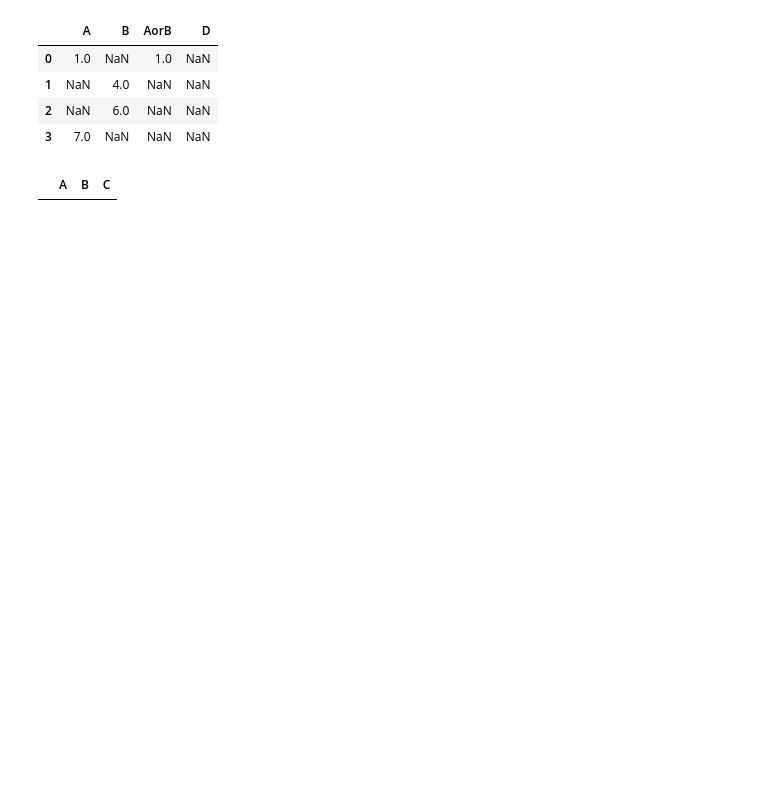
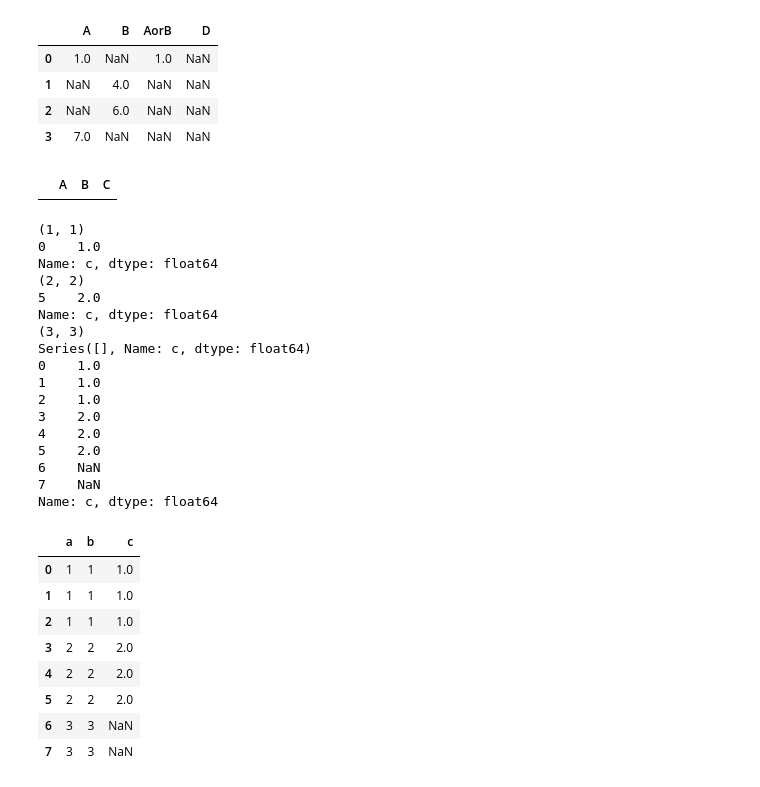
Before and after one commit to Bharathkumar-nb/Literature-Analytics, a Jupyter notebook: Untitled.ipynb, the cells around one changed output. Saved outputs shown, nothing was run; the diff lists cells and outputs as text; code cells hidden in the pictures; blank space fills up the shorter version.

```diff
--- a/Untitled.ipynb
+++ b/Untitled.ipynb
@@ -19,3 +19,43 @@ df2 = pd.DataFrame(columns=['A','B','C'])
 df2
 # %% [output]
 |  | A | B | C |
+# %%
+import pandas as pd
+import numpy as np
+
+df = pd.DataFrame([[1,1,1],[1,1,np.nan],[1,1,np.nan],[2,2,np.nan],[2,2,np.nan],[2,2,2],[3,3,np.nan],[3,3,np.nan]], columns=['a','b','c'])
+
+for k,v in df.groupby(['a','b'])['c']:
+    print(k)
+    print(v.dropna())
+
+print(df.groupby(['a','b'])['c'].transform(lambda x: x.dropna() if x.notnull().any() else np.nan))
+df['c'] = df.groupby(['a','b'])['c'].transform(lambda x: x.dropna() if x.notnull().any() else np.nan)
+df
+# %% [output]
+(1, 1)
+0    1.0
+Name: c, dtype: float64
+(2, 2)
+5    2.0
+Name: c, dtype: float64
+(3, 3)
+Series([], Name: c, dtype: float64)
+0    1.0
+1    1.0
+2    1.0
+3    2.0
+4    2.0
+5    2.0
+6    NaN
+7    NaN
+Name: c, dtype: float64
+|  | a | b | c |
+| 0 | 1 | 1 | 1.0 |
+| 1 | 1 | 1 | 1.0 |
+| 2 | 1 | 1 | 1.0 |
+| 3 | 2 | 2 | 2.0 |
+| 4 | 2 | 2 | 2.0 |
+| 5 | 2 | 2 | 2.0 |
+| 6 | 3 | 3 | NaN |
+| 7 | 3 | 3 | NaN |
```
Also changed, not shown: 1 other file.
